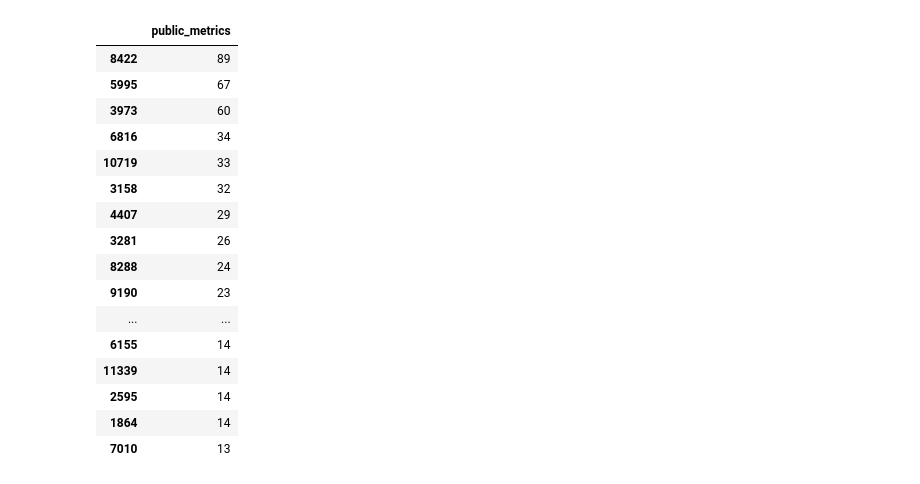
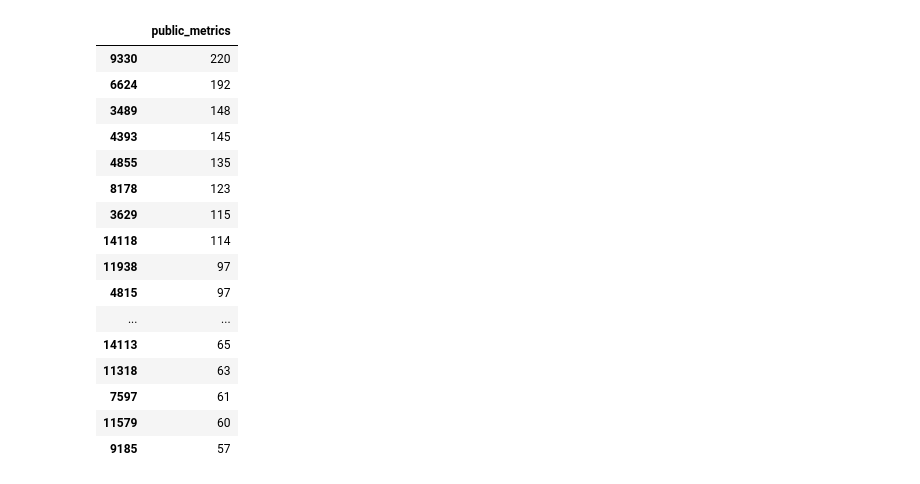
Before and after one commit to sitol/edu_, a Jupyter notebook: claustrovirtual_data_analysis.ipynb, the cells around one changed output. Saved outputs shown, nothing was run; the diff lists cells and outputs as text; code cells hidden in the pictures.

```diff
--- a/claustrovirtual_data_analysis.ipynb
+++ b/claustrovirtual_data_analysis.ipynb
@@ -13,6 +13,7 @@ data = json.load(json_file)
 directory = os.fsencode("eduproject_data")
 df_data_list = []
 df_users_list = []
+df_media_list = []
 
 for file in os.listdir(directory):
     filename = os.fsdecode(file)
@@ -21,10 +22,15 @@ for file in os.listdir(directory):
         data = json.load(json_file)
         df_data = pd.DataFrame(data['data'])
         df_users = pd.DataFrame(data['includes']['users'])
+        df_media = pd.DataFrame(data['includes']['media'])
         df_data_list.append(df_data)
         df_users_list.append(df_users)
+        df_media_list.append(df_media)
+
 df_data_all = pd.concat(df_data_list, ignore_index=True)
 df_users_all = pd.concat(df_users_list, ignore_index=True)
+df_media_all = pd.concat(df_media_list, ignore_index=True)
+
 df_all = pd.merge(df_data_all,df_users_all, left_on='author_id', right_on='id', how='left')
 # %%
 #Tweets per day (time series)
@@ -98 +107,13 @@ unitedteachers         17
 dtype: int64
+# %%
+#Most retweeted tweets
+
+df_all_no_duplicates['retweet_count'] = df_all_no_duplicates['public_metrics'].apply(lambda x: x.get('retweet_count', None))
+df_all_no_duplicates.value_counts(subset=['retweet_count', 'username']).sort_values(ascending=False).head(30)
+# If I add text the formatting is terrible
+
+#This is the first way I used to tackle the problem, but I didn't get to add extra columns to the ptweets dataframe
+#ptweets = df_all_no_duplicates['public_metrics'].apply(lambda x: x.get('retweet_count', None))
+#ptweets= pd.DataFrame(ptweets)
+#ptweets
+#ptweets_ordered = ptweets.sort_values(by="public_metrics", ascending=False)
@@ -99,25 +138,25 @@ dtype: int64
 # %%
-#More retweeted tweets
+#Most liked tweets
 #TO-DO: How to add the text & username for each of the tweets displayed?
-ptweets = df_all_no_duplicates['public_metrics'].apply(lambda x: x.get('retweet_count', None))
+ptweets = df_all_no_duplicates['public_metrics'].apply(lambda x: x.get('like_count', None))
 ptweets= pd.DataFrame(ptweets)
 ptweets_ordered = ptweets.sort_values(by="public_metrics", ascending=False)
 ptweets_ordered.head(30)
 # %% [output]
 |  | public_metrics |
-| 8422 | 89 |
-| 5995 | 67 |
-| 3973 | 60 |
-| 6816 | 34 |
-| 10719 | 33 |
-| 3158 | 32 |
-| 4407 | 29 |
-| 3281 | 26 |
-| 8288 | 24 |
-| 9190 | 23 |
+| 9330 | 220 |
+| 6624 | 192 |
+| 3489 | 148 |
+| 4393 | 145 |
+| 4855 | 135 |
+| 8178 | 123 |
+| 3629 | 115 |
+| 14118 | 114 |
+| 11938 | 97 |
+| 4815 | 97 |
 | ... | ... |
-| 6155 | 14 |
-| 11339 | 14 |
-| 2595 | 14 |
-| 1864 | 14 |
-| 7010 | 13 |
+| 14113 | 65 |
+| 11318 | 63 |
+| 7597 | 61 |
+| 11579 | 60 |
+| 9185 | 57 |
```
Also changed, not shown: parts of 18 cells of this notebook.
